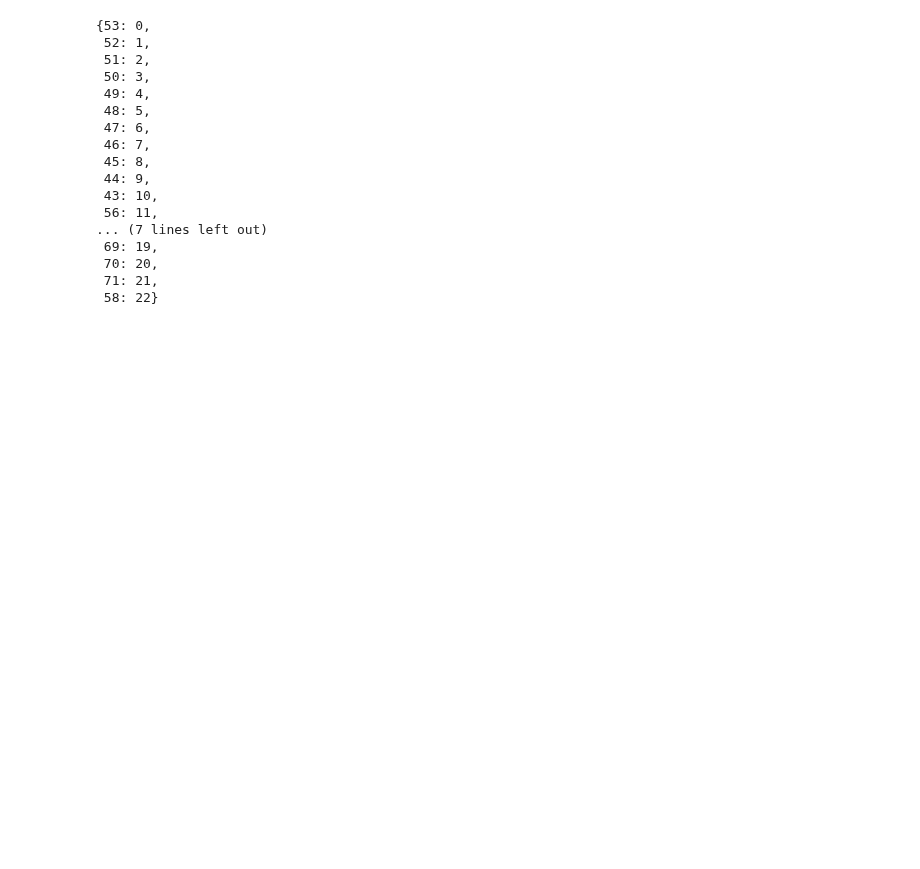
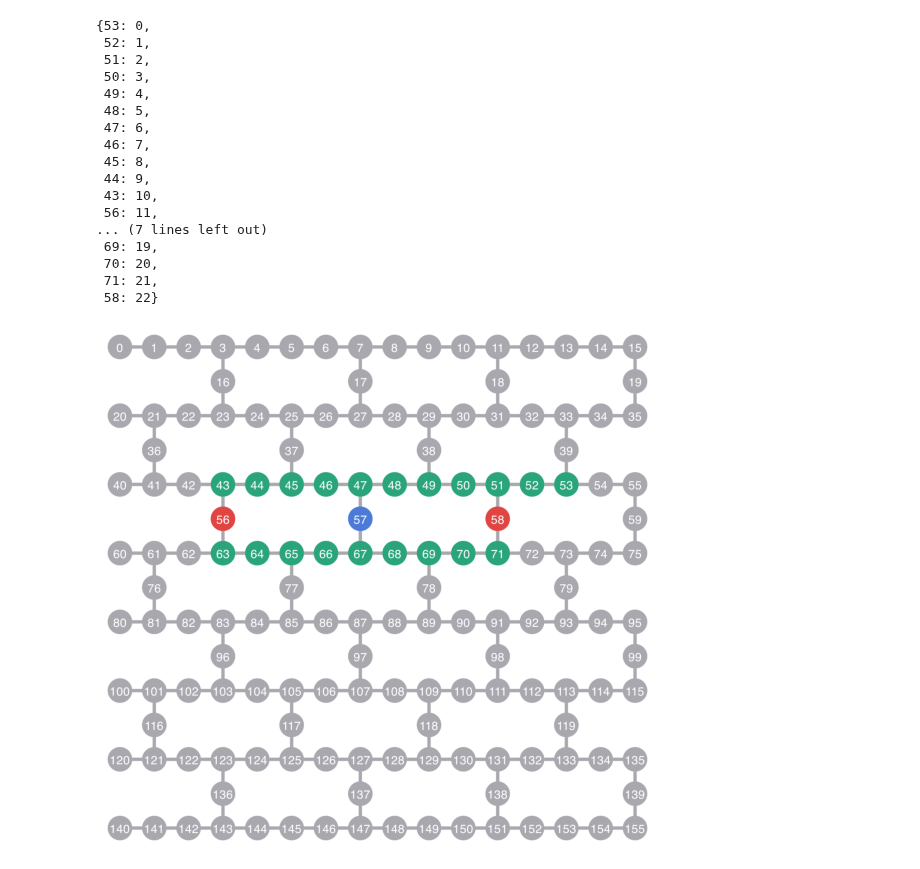
Before and after one commit to unitaryfoundation/wigners_friend, a Jupyter notebook: hardware_runs.ipynb, the cells around one changed output. Cells and saved outputs as stored; diff of their text form; code cells hidden in the pictures; blank space fills up the shorter version.

```diff
--- a/hardware_runs.ipynb
+++ b/hardware_runs.ipynb
@@ -186,5 +179,15 @@ layout_dict
  70: 20,
  71: 21,
  58: 22}
+# %%
+from ewfs.ghz import plot_ghz_fez
+
+layout = [53, 52, 51, 50, 49, 48, 47, 46, 45, 44, 43, 56, 63, 64, 65, 66, 67, 57, 68, 69, 70, 71, 58]
+
+flags = [56, 58]
+
+plot_ghz_fez(coupling_map=coupling_map, data_qubits=remove_elements(layout, flags), flag_qubits=flags, start_qubit=start_qubit)
+# %% [output]
+[figure, added]
 # %%
 from qiskit import QuantumCircuit
```
Also changed, not shown: parts of 5 cells of this notebook.
